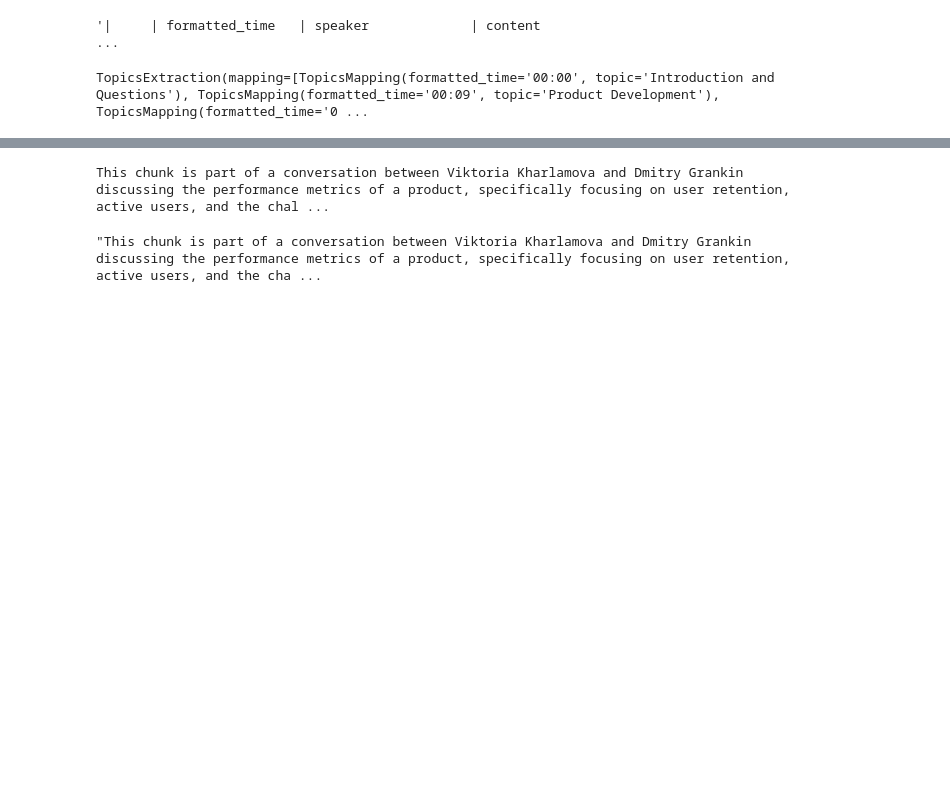
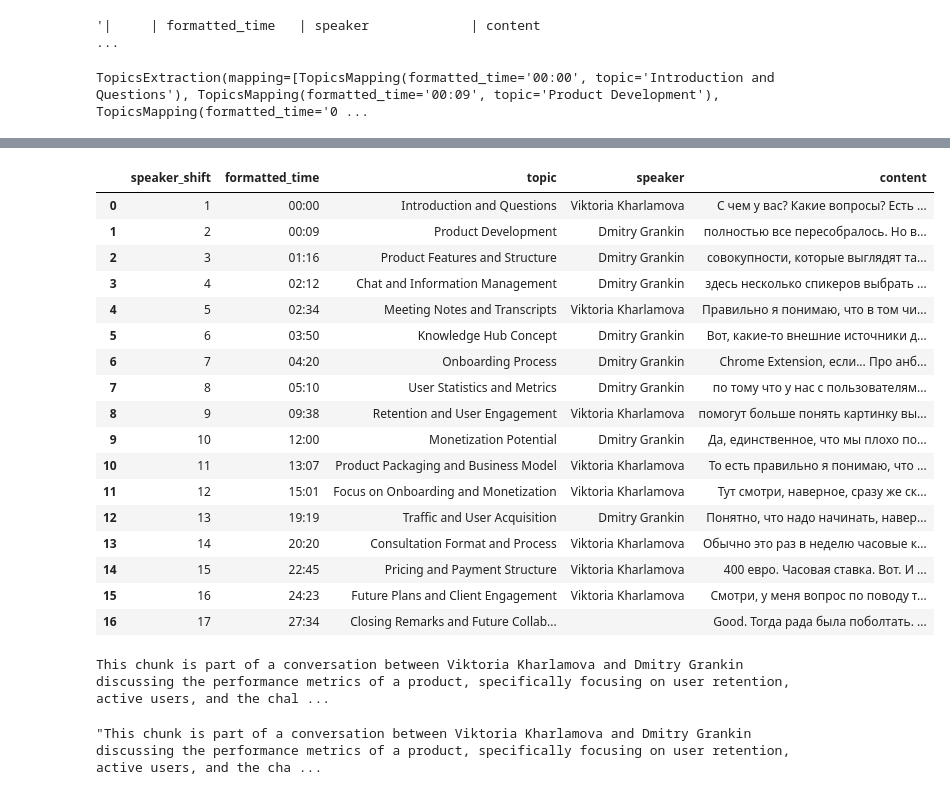
Before and after one commit to Vexa-ai/vexa-engine, a Jupyter notebook: 14_rag.ipynb, the cells around one changed output, grey strips where cells are left out. Drawn from its saved outputs; the diff is of its cells as text; code cells hidden in the pictures; blank space fills up the shorter version.

```diff
--- a/14_rag.ipynb
+++ b/14_rag.ipynb
@@ -85,6 +101,27 @@ df_grouped = df.groupby('speaker_shift').agg({
     'speaker': 'first',
     'content': ' '.join
 }).reset_index()
+# %%
+df_grouped
+# %% [output]
+|  | speaker_shift | formatted_time | topic | speaker | content |
+| 0 | 1 | 00:00 | Introduction and Questions | Viktoria Kharlamova | С чем у вас? Какие вопросы? Есть ... |
+| 1 | 2 | 00:09 | Product Development | Dmitry Grankin | полностью все пересобралось. Но в... |
+| 2 | 3 | 01:16 | Product Features and Structure | Dmitry Grankin | совокупности, которые выглядят та... |
+| 3 | 4 | 02:12 | Chat and Information Management | Dmitry Grankin | здесь несколько спикеров выбрать ... |
+| 4 | 5 | 02:34 | Meeting Notes and Transcripts | Viktoria Kharlamova | Правильно я понимаю, что в том чи... |
+| 5 | 6 | 03:50 | Knowledge Hub Concept | Dmitry Grankin | Вот, какие-то внешние источники д... |
+| 6 | 7 | 04:20 | Onboarding Process | Dmitry Grankin | Chrome Extension, если... Про анб... |
+| 7 | 8 | 05:10 | User Statistics and Metrics | Dmitry Grankin | по тому что у нас с пользователям... |
+| 8 | 9 | 09:38 | Retention and User Engagement | Viktoria Kharlamova | помогут больше понять картинку вы... |
+| 9 | 10 | 12:00 | Monetization Potential | Dmitry Grankin | Да, единственное, что мы плохо по... |
+| 10 | 11 | 13:07 | Product Packaging and Business Model | Viktoria Kharlamova | То есть правильно я понимаю, что ... |
+| 11 | 12 | 15:01 | Focus on Onboarding and Monetization | Viktoria Kharlamova | Тут смотри, наверное, сразу же ск... |
+| 12 | 13 | 19:19 | Traffic and User Acquisition | Dmitry Grankin | Понятно, что надо начинать, навер... |
+| 13 | 14 | 20:20 | Consultation Format and Process | Viktoria Kharlamova | Обычно это раз в неделю часовые к... |
+| 14 | 15 | 22:45 | Pricing and Payment Structure | Viktoria Kharlamova | 400 евро. Часовая ставка. Вот. И ... |
+| 15 | 16 | 24:23 | Future Plans and Client Engagement | Viktoria Kharlamova | Смотри, у меня вопрос по поводу т... |
+| 16 | 17 | 27:34 | Closing Remarks and Future Collab... |  | Good. Тогда рада была поболтать. ... |
 # %%
 doc_content = input_text
 # %%
```
Also changed, not shown: parts of 2 cells of this notebook, 20 other files.
